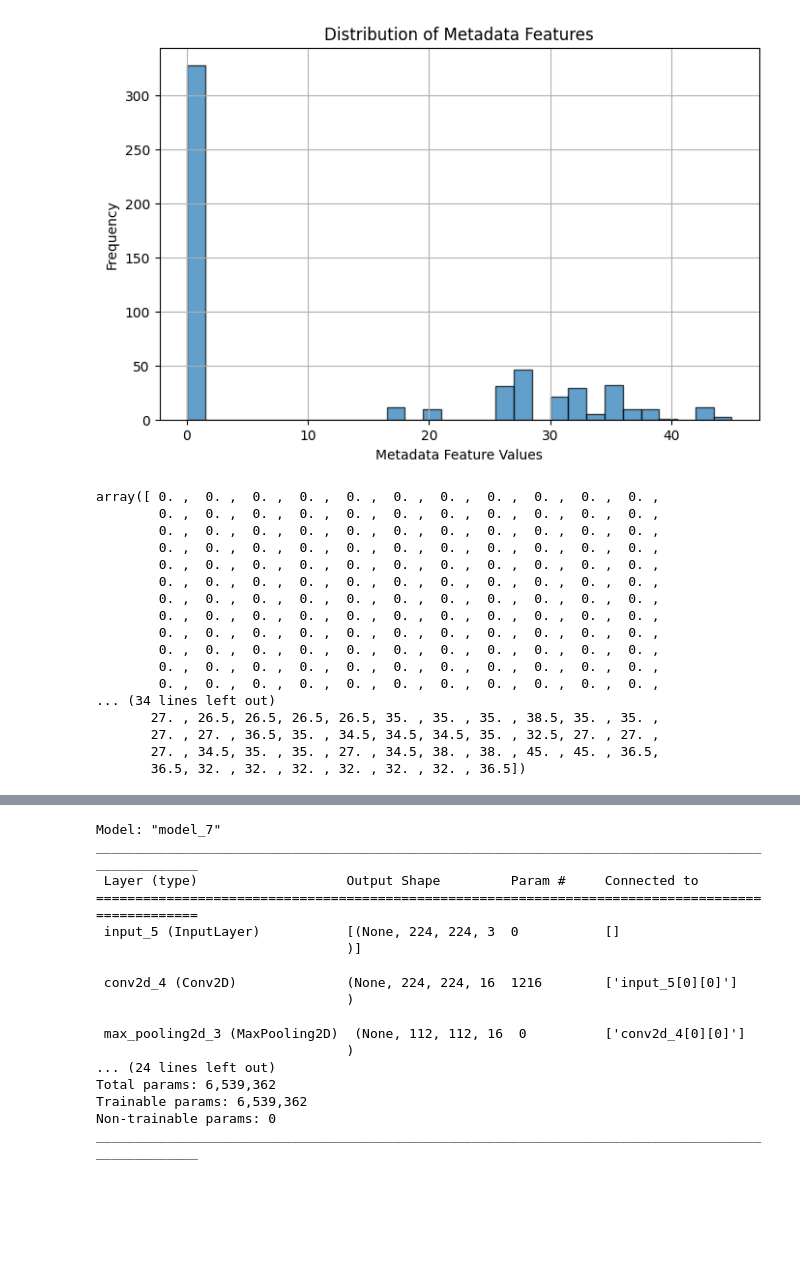
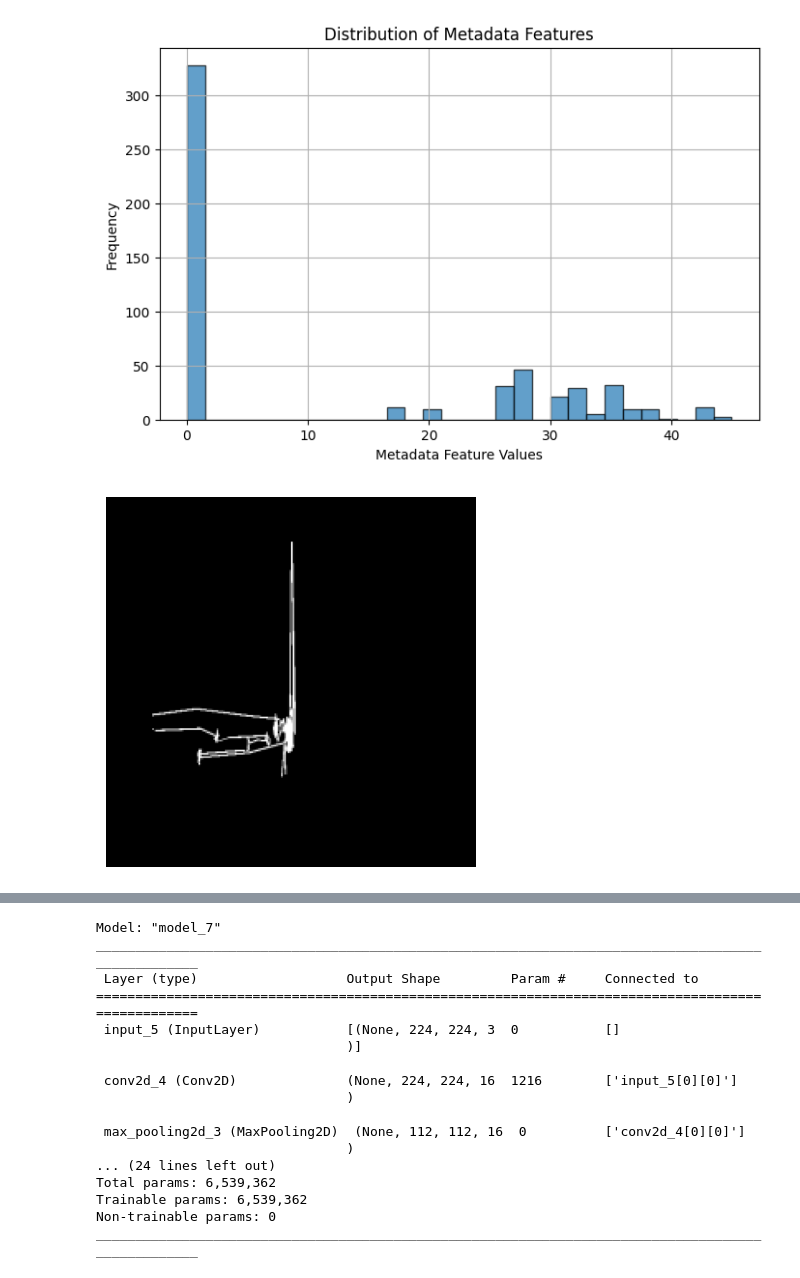
Before and after one commit to rkishibe/diaggaze, a Jupyter notebook: autism/autism2.ipynb, the cells around one changed output, grey strips where cells are left out. Cells and saved outputs as stored; diff of their text form; code cells hidden in the pictures; blank space fills up the shorter version.

```diff
--- a/autism/autism2.ipynb
+++ b/autism/autism2.ipynb
@@ -268,9 +280,9 @@ def preprocess_image(img_array,color, target_size):
     if img_array.ndim == 3 and img_array.shape[-1] == 1:
         img_array = img_array.squeeze(-1)  # Remove the single channel -> (H, W)
 
-    laplacian_img = average_laplacian(img_array)  # Apply Laplacian filter
+    #laplacian_img = average_laplacian(img_array)  # Apply Laplacian filter
 
-    #laplacian_img =cv2.threshold(laplacian_img, 0, 255, cv2.THRESH_BINARY)[1]
+    laplacian_img =cv2.threshold(img_array, 4, 255, cv2.THRESH_BINARY)[1]
 
     if color is False:
         grayscale_img = cv2.threshold(laplacian_img, 0, 255, cv2.THRESH_BINARY)[1]
@@ -282,7 +294,8 @@ def preprocess_image(img_array,color, target_size):
     # Ensure input to equalizeHist() is single-channel
 
     # Resize the image
-    resized_img = cv2.resize(grayscale_img, target_size, interpolation=cv2.INTER_AREA)
+    resized_img = cv2.resize(laplacian_img, target_size, interpolation=cv2.INTER_AREA)
+    #resized_img = cv2.resize(grayscale_img, target_size, interpolation=cv2.INTER_AREA)
 
     # Add back the channel dimension for grayscale images
     # if not color:
@@ -307,7 +320,11 @@ def preprocess_dataset(concat_data, concat_labels, target_size, color):
     labels = np.array(labels)
 
     # Add a channel dimension for grayscale images (required for CNN input)
-    data = np.expand_dims(data, axis=-1)
+    if color==False:
+        data = np.expand_dims(data, axis=-1)
+
+    data = np.array(data)
+    labels = np.array(labels)
 
     #processed_dataset = tf.data.Dataset.from_tensor_slices((data, labels))
     return data, labels
@@ -384,28 +381,12 @@ plt.grid(True)
 plt.show()
 # %% [output]
 [figure]
-# %%
-metadata_features
-# %% [output]
-array([ 0. ,  0. ,  0. ,  0. ,  0. ,  0. ,  0. ,  0. ,  0. ,  0. ,  0. ,
-        0. ,  0. ,  0. ,  0. ,  0. ,  0. ,  0. ,  0. ,  0. ,  0. ,  0. ,
-        0. ,  0. ,  0. ,  0. ,  0. ,  0. ,  0. ,  0. ,  0. ,  0. ,  0. ,
-        0. ,  0. ,  0. ,  0. ,  0. ,  0. ,  0. ,  0. ,  0. ,  0. ,  0. ,
-        0. ,  0. ,  0. ,  0. ,  0. ,  0. ,  0. ,  0. ,  0. ,  0. ,  0. ,
-        0. ,  0. ,  0. ,  0. ,  0. ,  0. ,  0. ,  0. ,  0. ,  0. ,  0. ,
-        0. ,  0. ,  0. ,  0. ,  0. ,  0. ,  0. ,  0. ,  0. ,  0. ,  0. ,
-        0. ,  0. ,  0. ,  0. ,  0. ,  0. ,  0. ,  0. ,  0. ,  0. ,  0. ,
-        0. ,  0. ,  0. ,  0. ,  0. ,  0. ,  0. ,  0. ,  0. ,  0. ,  0. ,
-        0. ,  0. ,  0. ,  0. ,  0. ,  0. ,  0. ,  0. ,  0. ,  0. ,  0. ,
-        0. ,  0. ,  0. ,  0. ,  0. ,  0. ,  0. ,  0. ,  0. ,  0. ,  0. ,
-        0. ,  0. ,  0. ,  0. ,  0. ,  0. ,  0. ,  0. ,  0. ,  0. ,  0. ,
-... (34 lines left out)
-       27. , 26.5, 26.5, 26.5, 26.5, 35. , 35. , 35. , 38.5, 35. , 35. ,
-       27. , 27. , 36.5, 35. , 34.5, 34.5, 34.5, 35. , 32.5, 27. , 27. ,
-       27. , 34.5, 35. , 35. , 27. , 34.5, 38. , 38. , 45. , 45. , 36.5,
-       36.5, 32. , 32. , 32. , 32. , 32. , 32. , 36.5])
 # %%
 data, labels = preprocess_dataset(data, labels, target_size=input_shape, color=True)
+# %%
+show_image(data[0])
+# %% [output]
+[figure, added]
 # %%
 # Define Data Augmentation Pipeline
 data_augmentation = tf.keras.Sequential([
```
Also changed, not shown: parts of 82 cells of this notebook.
